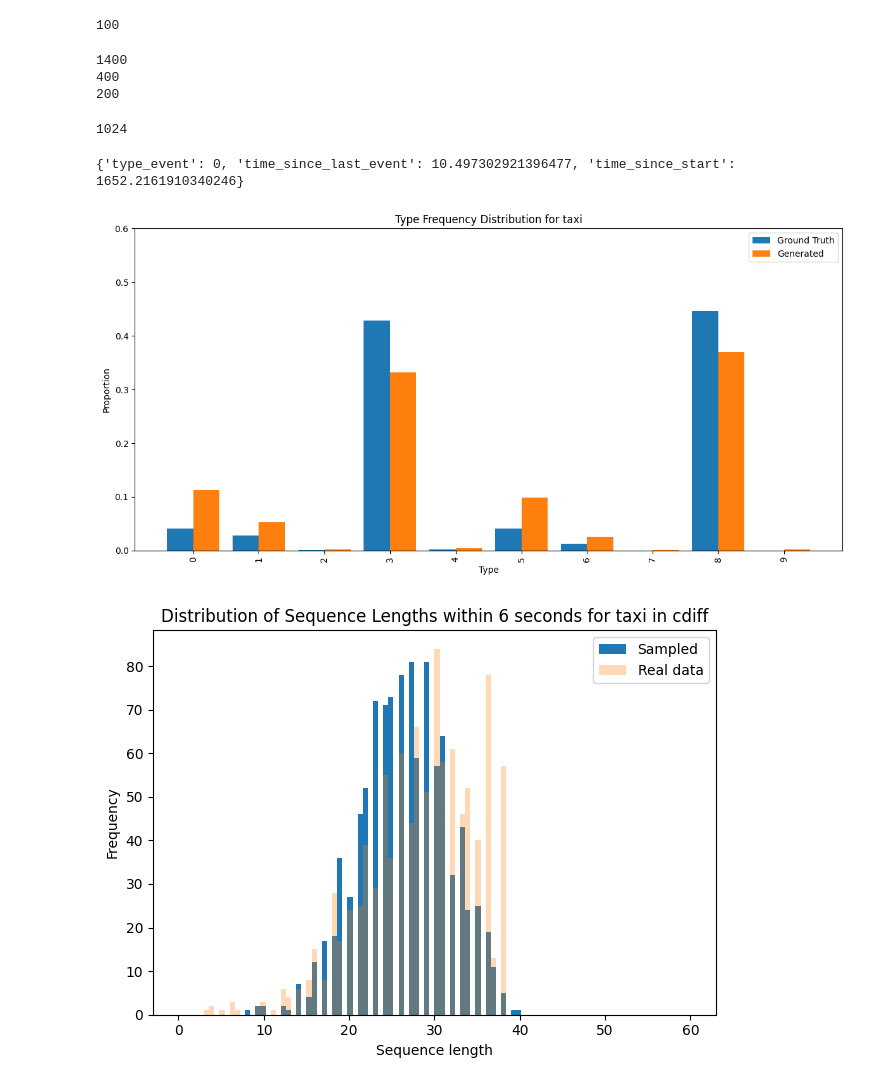
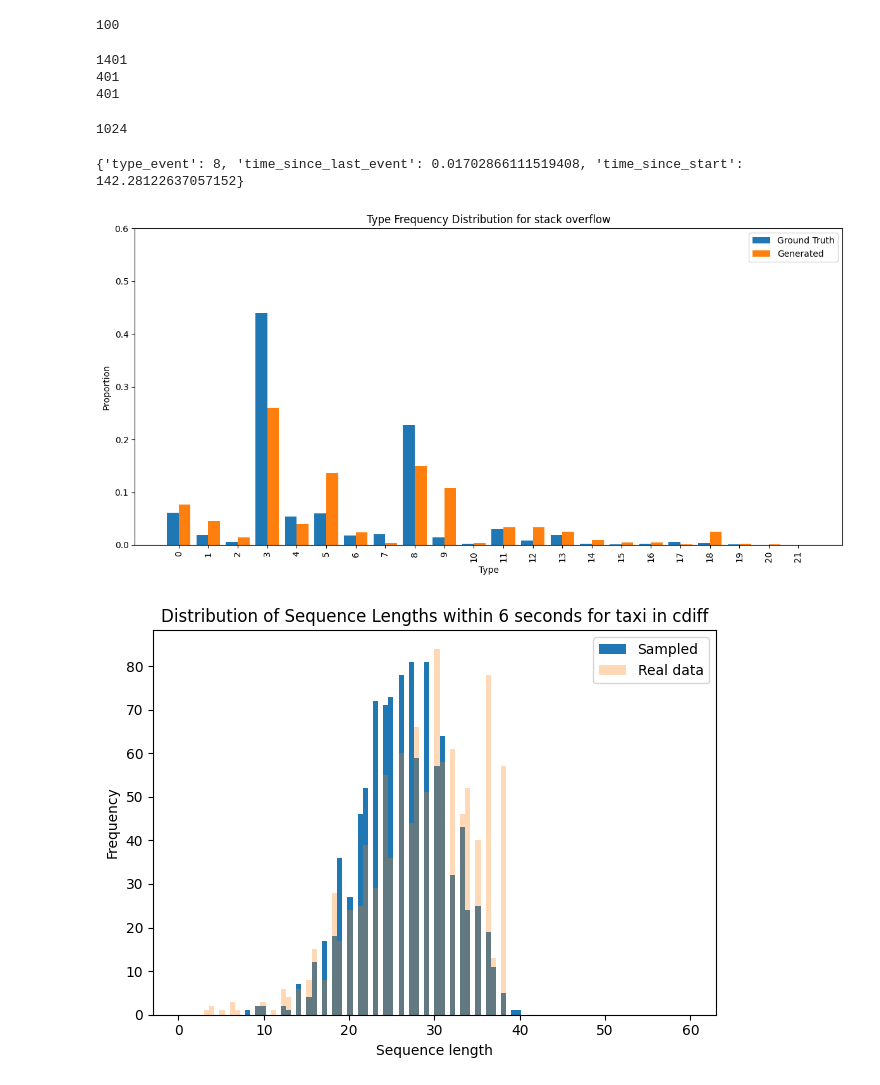
Before and after one commit to Nanashi-bot/cdiff_changed, a Jupyter notebook: arg_analysis.ipynb, the cells around one changed output. Drawn from its saved outputs; the diff is of its cells as text; code cells hidden in the pictures.

```diff
--- a/arg_analysis.ipynb
+++ b/arg_analysis.ipynb
@@ -117,7 +117,7 @@ import torch
 # with open(f'./data/synthetic/{data}/dev.pkl', 'rb') as f:
 #     dev_data = pickle.load(f)
 
-data = 'taxi'
+data = 'so/so_v2'
 with open(f'./data/{data}/train.pkl', 'rb') as f:
     train_data = pickle.load(f)
 with open(f'./data/{data}/test.pkl', 'rb') as f:
@@ -129,11 +129,11 @@ print(len(train_data['train']))
 print(len(test_data['test']))
 print(len(dev_data['dev']))
 # %% [output]
-1400
-400
-200
+1401
+401
+401
 # %%
-with open(f'./nullsamples/taxi20/generated_taxi20_40.pkl', 'rb') as f:
+with open(f'./nullsamples/so20/generated_so20_200.pkl', 'rb') as f:
     dataset = pickle.load(f)
 
 print(len(dataset['generated']))
@@ -142,7 +142,7 @@ print(len(dataset['generated']))
 # %%
 print(dataset['generated'][2][-5])
 # %% [output]
-{'type_event': 0, 'time_since_last_event': 10.497302921396477, 'time_since_start': 1652.2161910340246}
+{'type_event': 8, 'time_since_last_event': 0.01702866111519408, 'time_since_start': 142.28122637057152}
 # %%
 import numpy as np
 from collections import Counter
@@ -167,35 +167,35 @@ for i in range(len(train_data['train'][:1024])):
 def type_visualise():
     count1 = Counter(gt_types)
     count2 = Counter(pred_types)
 
     total1 = sum(count1.values())
     total2 = sum(count2.values())
 
     all_keys = sorted(set(count1.keys()) | set(count2.keys()))
     freq1 = [count1.get(k, 0) / total1 for k in all_keys]
     freq2 = [count2.get(k, 0) / total2 for k in all_keys]
 
     x = np.arange(len(all_keys))
     width = 0.4
 
     fig, ax = plt.subplots(figsize=(12, 6))
     ax.bar(x - width / 2, freq1, width=width, label='Ground Truth')
     ax.bar(x + width / 2, freq2, width=width, label='Generated')
 
     ax.set_xticks(x)
     ax.set_xticklabels(all_keys, rotation=90)
     ax.set_xlabel('Type')
     ax.set_ylabel('Proportion')
-    ax.set_title(f'Type Frequency Distribution for {data}')
+    ax.set_title(f'Type Frequency Distribution for stack overflow')
     ax.set_ylim(0, 0.6)
     ax.legend()
 
     plt.tight_layout()
     plt.show()
 
 type_visualise()
 # %% [output]
-[figure, old version]
+[figure, new version]
 # %%
 for s in train_data['train'][:10]:
     print(s[0]['time_since_start'],'-----',s[-1]['time_since_start'], '-------', len(s))
```
